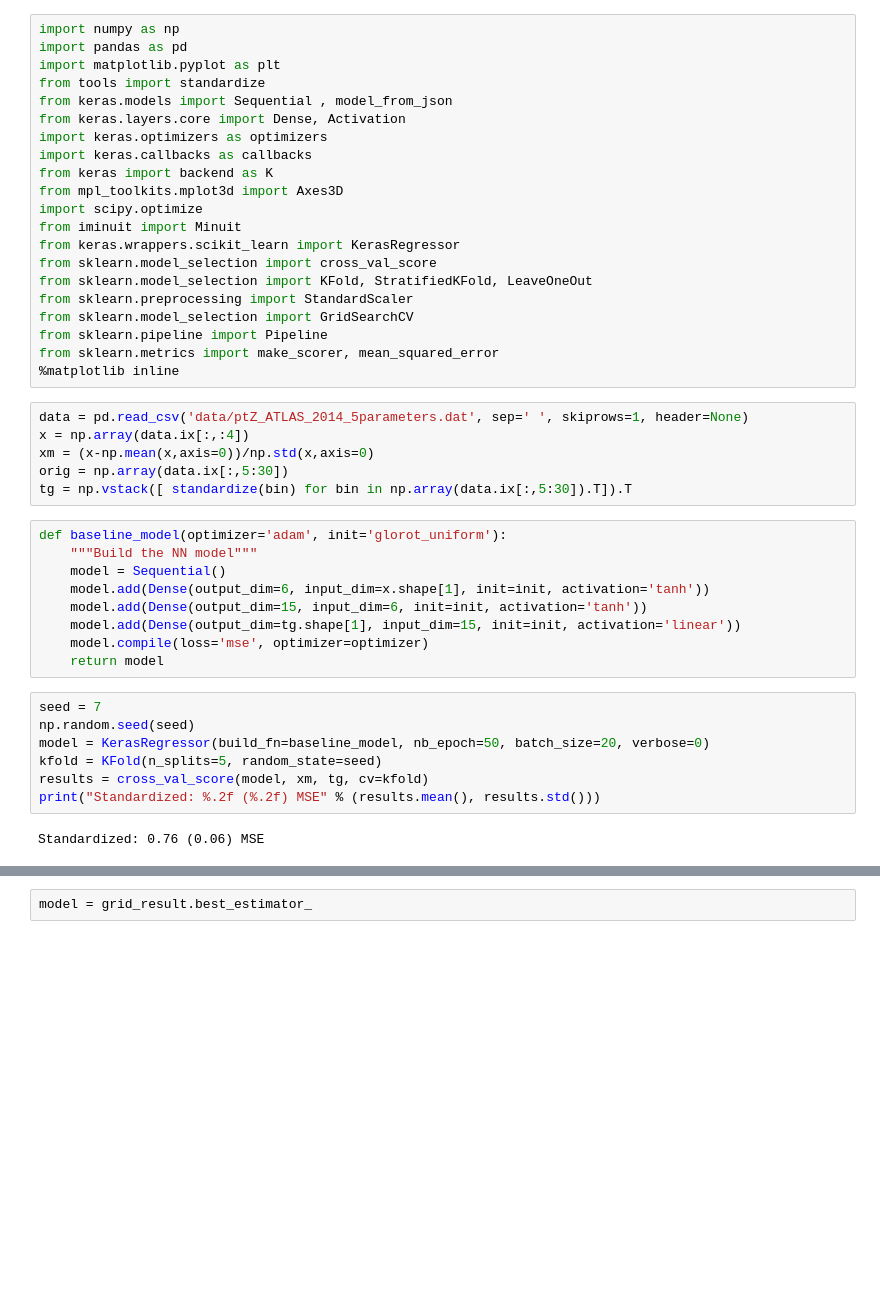
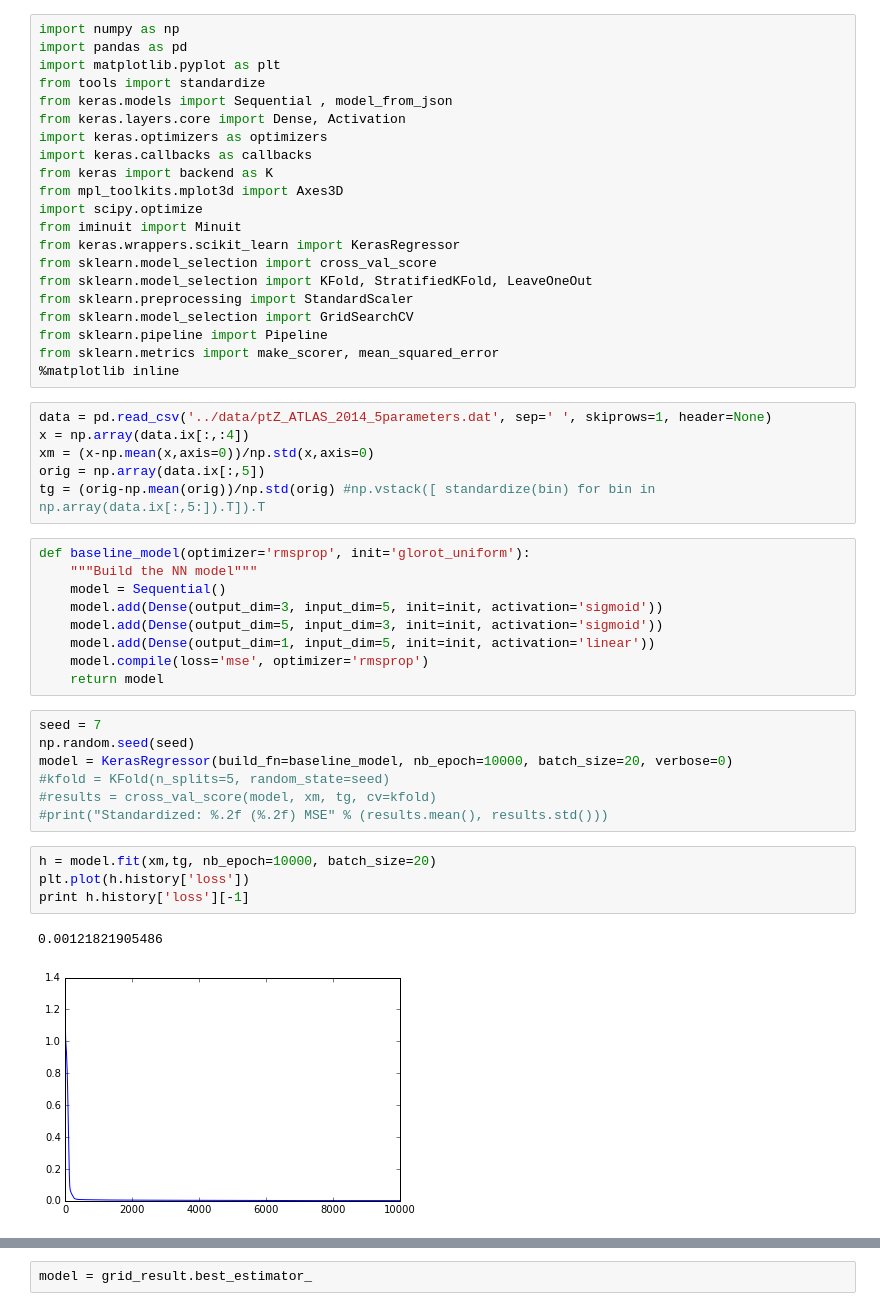
Before and after one commit to N3PDF/mcnntunes, a Jupyter notebook: experimental_tests/test.ipynb, the cells around one changed output, grey strips where cells are left out. Drawn from its saved outputs; the diff is of its cells as text; blank space fills up the shorter version.

```diff
--- a/experimental_tests/test.ipynb
+++ b/experimental_tests/test.ipynb
@@ -20,29 +20,34 @@ from sklearn.pipeline import Pipeline
 from sklearn.metrics import make_scorer, mean_squared_error
 %matplotlib inline
 # %%
-data = pd.read_csv('data/ptZ_ATLAS_2014_5parameters.dat', sep=' ', skiprows=1, header=None)
+data = pd.read_csv('../data/ptZ_ATLAS_2014_5parameters.dat', sep=' ', skiprows=1, header=None)
 x = np.array(data.ix[:,:4])
 xm = (x-np.mean(x,axis=0))/np.std(x,axis=0)
-orig = np.array(data.ix[:,5:30])
-tg = np.vstack([ standardize(bin) for bin in np.array(data.ix[:,5:30]).T]).T
+orig = np.array(data.ix[:,5])
+tg = (orig-np.mean(orig))/np.std(orig) #np.vstack([ standardize(bin) for bin in np.array(data.ix[:,5:]).T]).T
 # %%
-def baseline_model(optimizer='adam', init='glorot_uniform'):
+def baseline_model(optimizer='rmsprop', init='glorot_uniform'):
     """Build the NN model"""
     model = Sequential()
-    model.add(Dense(output_dim=6, input_dim=x.shape[1], init=init, activation='tanh'))
-    model.add(Dense(output_dim=15, input_dim=6, init=init, activation='tanh'))
-    model.add(Dense(output_dim=tg.shape[1], input_dim=15, init=init, activation='linear'))
-    model.compile(loss='mse', optimizer=optimizer)
+    model.add(Dense(output_dim=3, input_dim=5, init=init, activation='sigmoid'))
+    model.add(Dense(output_dim=5, input_dim=3, init=init, activation='sigmoid'))
+    model.add(Dense(output_dim=1, input_dim=5, init=init, activation='linear'))
+    model.compile(loss='mse', optimizer='rmsprop')
     return model
 # %%
 seed = 7
 np.random.seed(seed)
-model = KerasRegressor(build_fn=baseline_model, nb_epoch=50, batch_size=20, verbose=0)
-kfold = KFold(n_splits=5, random_state=seed)
-results = cross_val_score(model, xm, tg, cv=kfold)
-print("Standardized: %.2f (%.2f) MSE" % (results.mean(), results.std()))
+model = KerasRegressor(build_fn=baseline_model, nb_epoch=10000, batch_size=20, verbose=0)
+#kfold = KFold(n_splits=5, random_state=seed)
+#results = cross_val_score(model, xm, tg, cv=kfold)
+#print("Standardized: %.2f (%.2f) MSE" % (results.mean(), results.std()))
-# %% [output]
-Standardized: 0.76 (0.06) MSE
+# %%
+h = model.fit(xm,tg, nb_epoch=10000, batch_size=20)
+plt.plot(h.history['loss'])
+print h.history['loss'][-1]
+# %% [output]
+0.00121821905486
+[figure, added]
 # %%
 seed = 0
 np.random.seed(seed)
```
Also changed, not shown: parts of 3 cells of this notebook, 5 other files.
